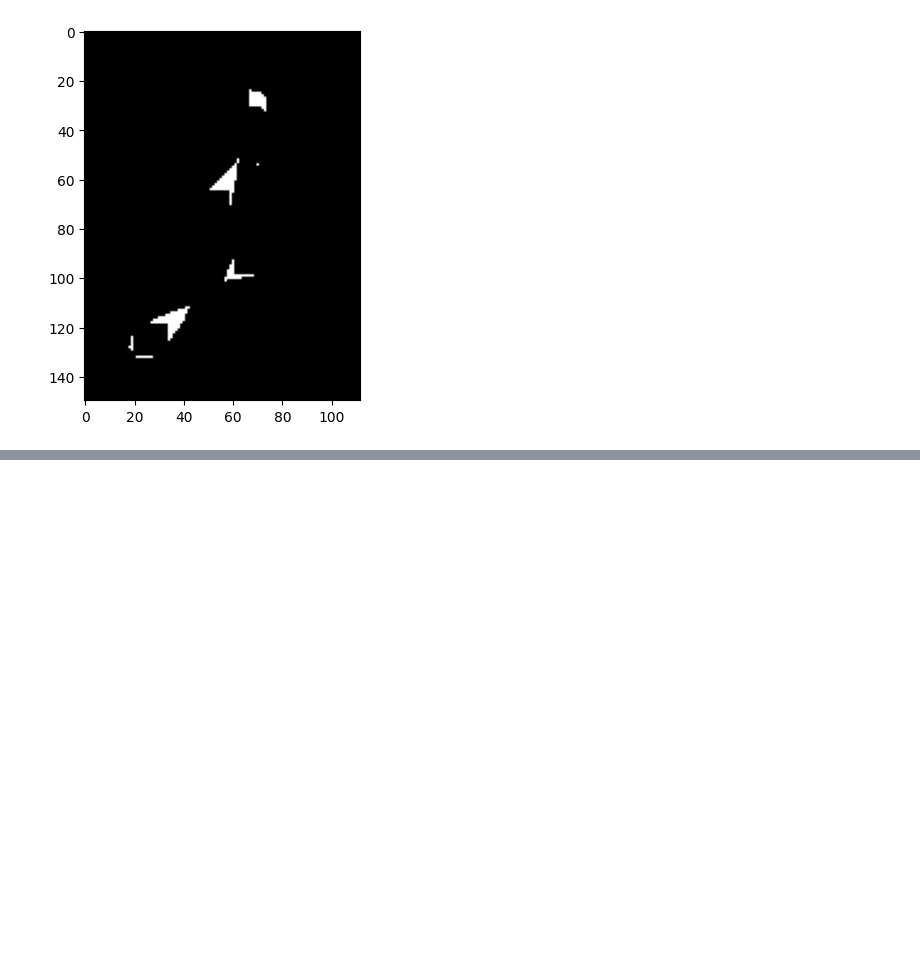
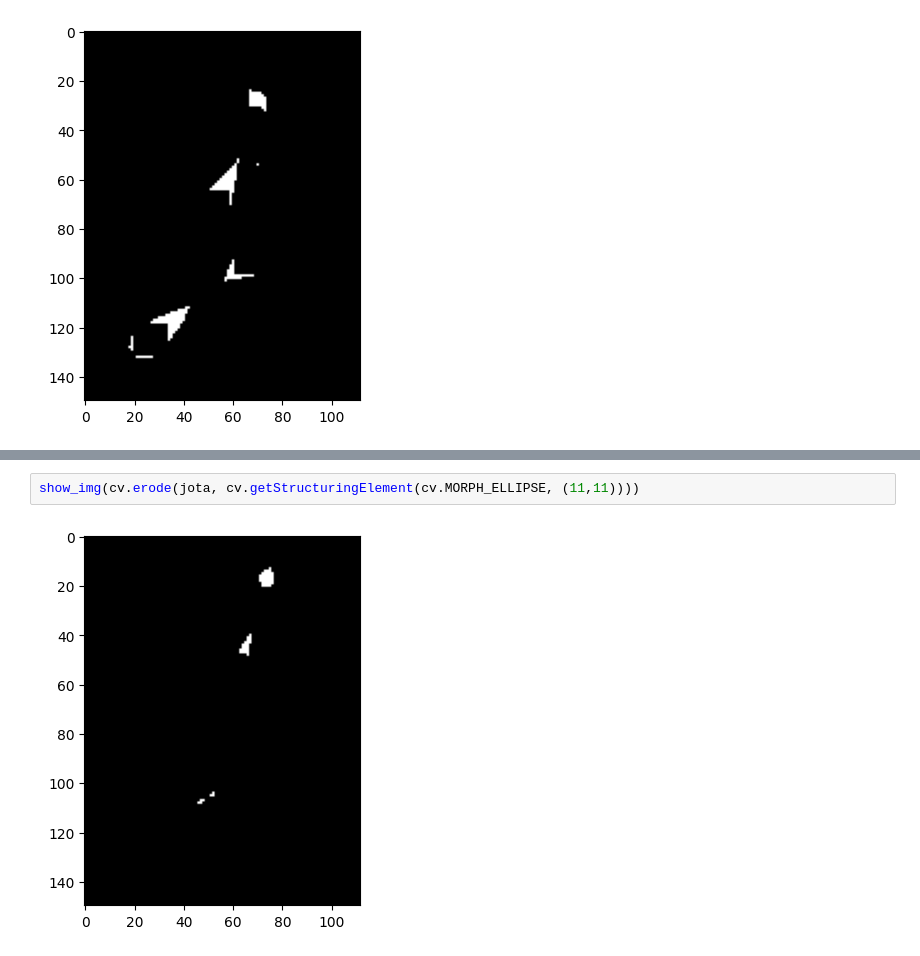
Before and after one commit to mikecr96/PDI-Ago-Dic25-GpoB, a Jupyter notebook: Semana XV/morph2.ipynb, the cells around one changed output, grey strips where cells are left out. Cells and saved outputs as stored; diff of their text form; blank space fills up the shorter version.

```diff
--- a/Semana XV/morph2.ipynb
+++ b/Semana XV/morph2.ipynb
@@ -133,0 +189,4 @@ show_img(cv.morphologyEx(jota, cv.MORPH_BLACKHAT, s_e3))
+# %%
+show_img(cv.erode(jota, cv.getStructuringElement(cv.MORPH_ELLIPSE, (11,11))))
+# %% [output]
+[figure, added]
```
Also changed, not shown: parts of 7 cells of this notebook, 1 other file.
